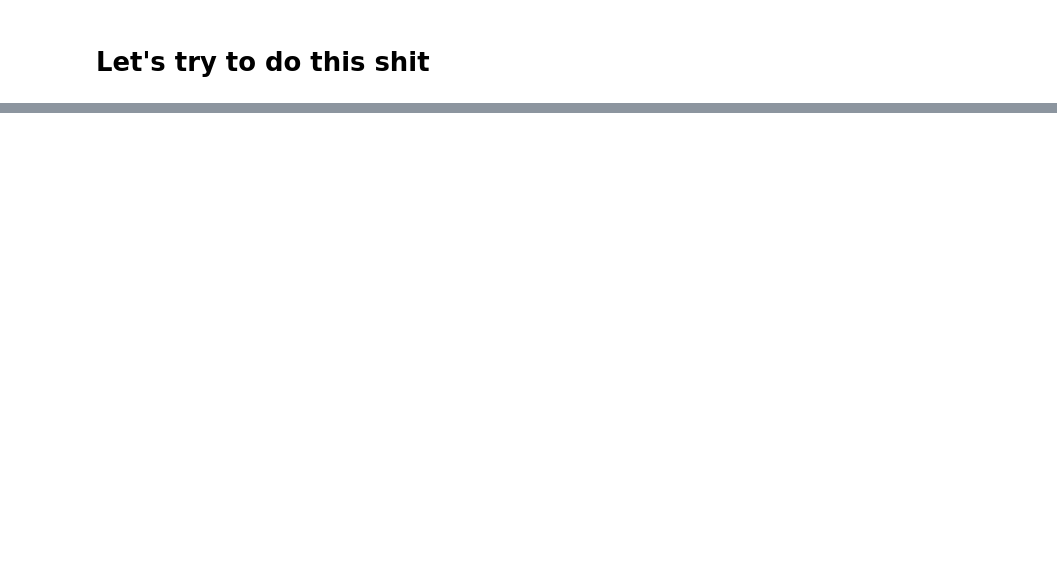
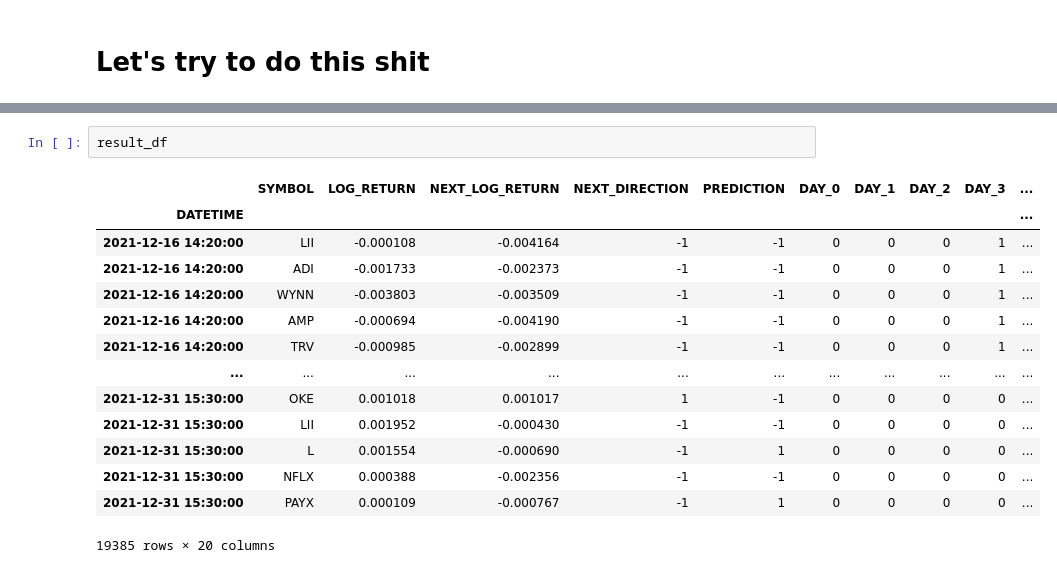
Before and after one commit to arthurdhonneur7/ML_finance_project, a Jupyter notebook: workspaces/arthur.ipynb, the cells around one changed output, grey strips where cells are left out. Drawn from its saved outputs; the diff is of its cells as text; blank space fills up the shorter version.

```diff
--- a/workspaces/arthur.ipynb
+++ b/workspaces/arthur.ipynb
@@ -79,0 +288,17 @@ ZYXI
+# %%
+result_df
+# %% [output]
+|  | SYMBOL | LOG_RETURN | NEXT_LOG_RETURN | NEXT_DIRECTION | PREDICTION | DAY_0 | DAY_1 | DAY_2 | DAY_3 | ... |
+| DATETIME |  |  |  |  |  |  |  |  |  | ... |
+| 2021-12-16 14:20:00 | LII | -0.000108 | -0.004164 | -1 | -1 | 0 | 0 | 0 | 1 | ... |
+| 2021-12-16 14:20:00 | ADI | -0.001733 | -0.002373 | -1 | -1 | 0 | 0 | 0 | 1 | ... |
+| 2021-12-16 14:20:00 | WYNN | -0.003803 | -0.003509 | -1 | -1 | 0 | 0 | 0 | 1 | ... |
+| 2021-12-16 14:20:00 | AMP | -0.000694 | -0.004190 | -1 | -1 | 0 | 0 | 0 | 1 | ... |
+| 2021-12-16 14:20:00 | TRV | -0.000985 | -0.002899 | -1 | -1 | 0 | 0 | 0 | 1 | ... |
+| ... | ... | ... | ... | ... | ... | ... | ... | ... | ... | ... |
+| 2021-12-31 15:30:00 | OKE | 0.001018 | 0.001017 | 1 | -1 | 0 | 0 | 0 | 0 | ... |
+| 2021-12-31 15:30:00 | LII | 0.001952 | -0.000430 | -1 | -1 | 0 | 0 | 0 | 0 | ... |
+| 2021-12-31 15:30:00 | L | 0.001554 | -0.000690 | -1 | 1 | 0 | 0 | 0 | 0 | ... |
+| 2021-12-31 15:30:00 | NFLX | 0.000388 | -0.002356 | -1 | -1 | 0 | 0 | 0 | 0 | ... |
+| 2021-12-31 15:30:00 | PAYX | 0.000109 | -0.000767 | -1 | 1 | 0 | 0 | 0 | 0 | ... |
+19385 rows × 20 columns
```
Also changed, not shown: parts of 25 cells of this notebook.
